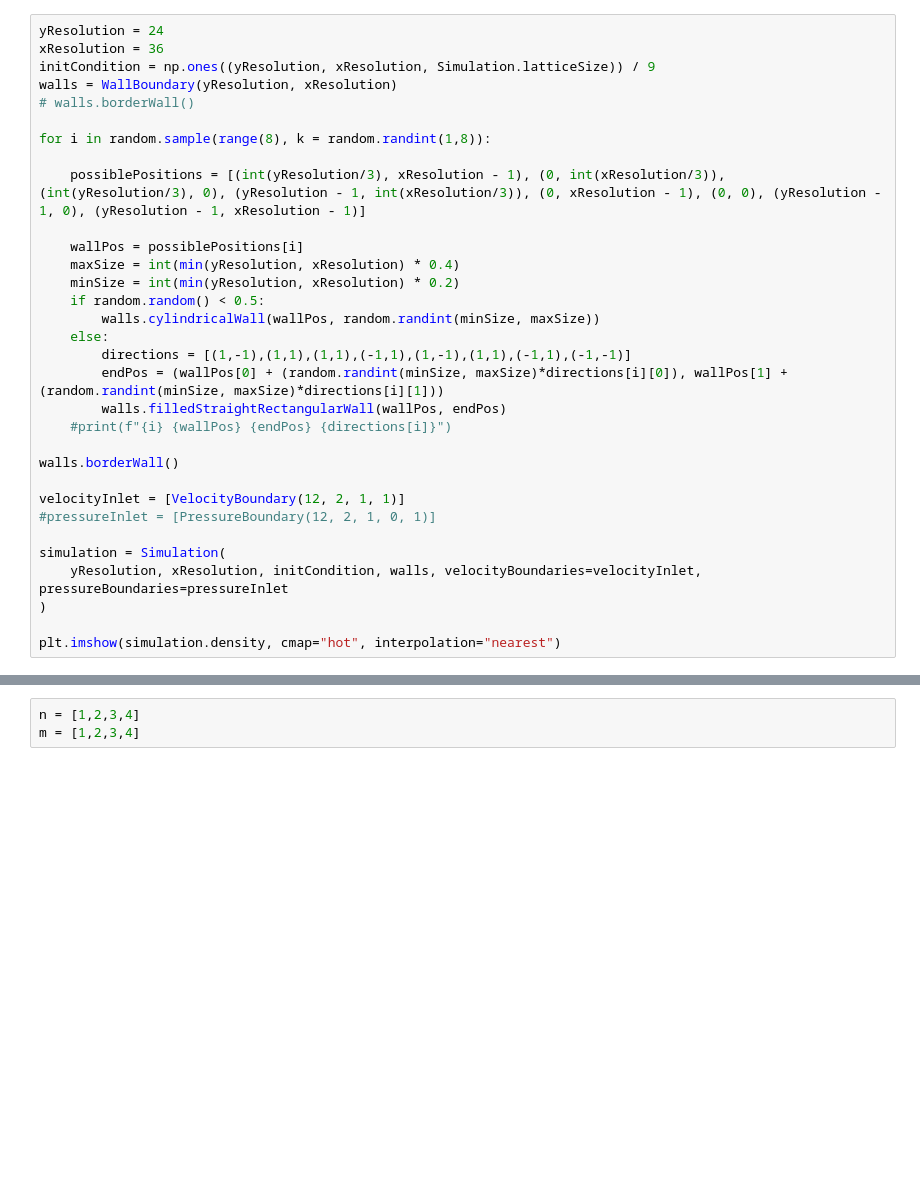
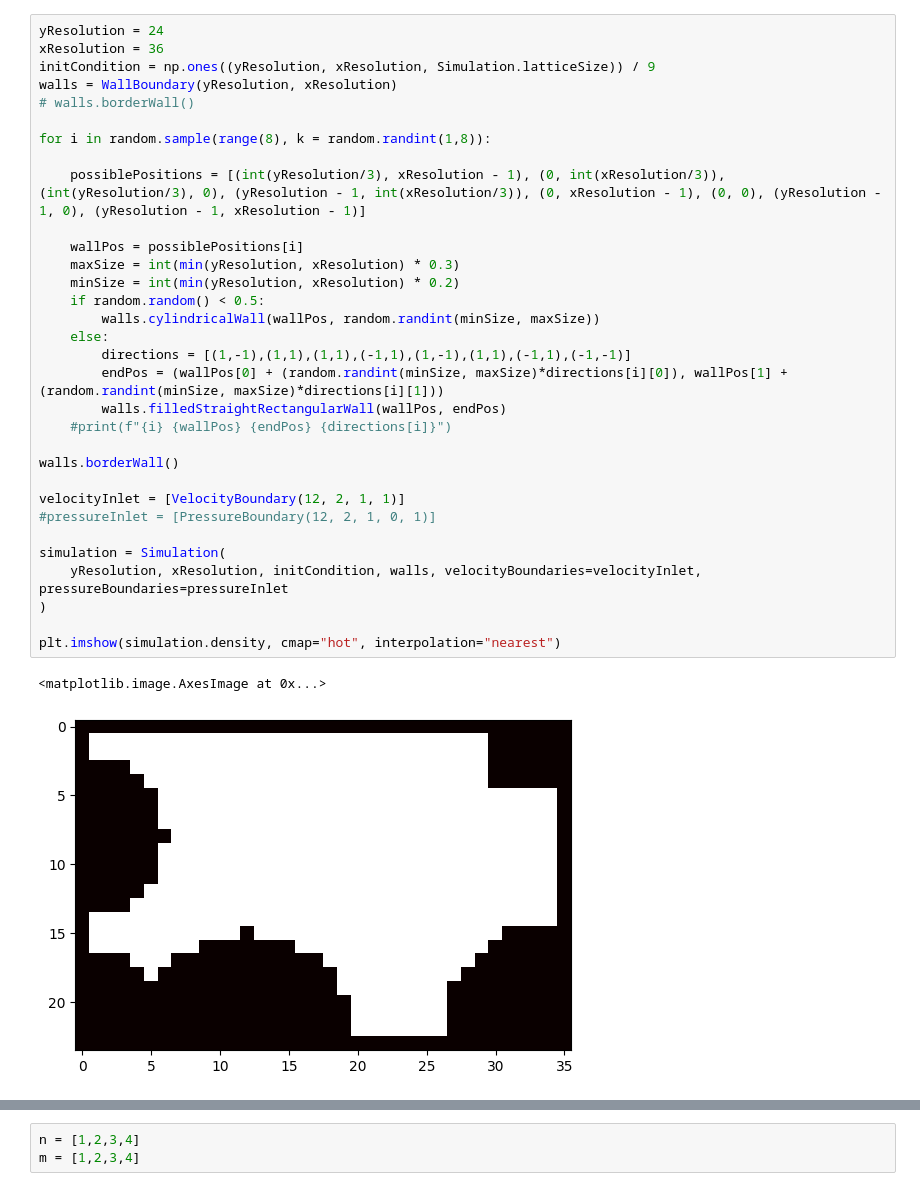
Before and after one commit to AtomThum/AIBuilder-LatticeBoltzmann, a Jupyter notebook: clstest.ipynb, the cells around one changed output, grey strips where cells are left out. Drawn from its saved outputs; the diff is of its cells as text; blank space fills up the shorter version.

```diff
--- a/clstest.ipynb
+++ b/clstest.ipynb
@@ -29,32 +32,35 @@ plt.imshow(simulation.density, cmap="hot", interpolation="nearest")
 yResolution = 24
 xResolution = 36
 initCondition = np.ones((yResolution, xResolution, Simulation.latticeSize)) / 9
 walls = WallBoundary(yResolution, xResolution)
 # walls.borderWall()
 
 for i in random.sample(range(8), k = random.randint(1,8)):
 
     possiblePositions = [(int(yResolution/3), xResolution - 1), (0, int(xResolution/3)), (int(yResolution/3), 0), (yResolution - 1, int(xResolution/3)), (0, xResolution - 1), (0, 0), (yResolution - 1, 0), (yResolution - 1, xResolution - 1)]
 
     wallPos = possiblePositions[i]
-    maxSize = int(min(yResolution, xResolution) * 0.4)
+    maxSize = int(min(yResolution, xResolution) * 0.3)
     minSize = int(min(yResolution, xResolution) * 0.2)
     if random.random() < 0.5:
         walls.cylindricalWall(wallPos, random.randint(minSize, maxSize))
     else:
         directions = [(1,-1),(1,1),(1,1),(-1,1),(1,-1),(1,1),(-1,1),(-1,-1)]
         endPos = (wallPos[0] + (random.randint(minSize, maxSize)*directions[i][0]), wallPos[1] + (random.randint(minSize, maxSize)*directions[i][1]))
         walls.filledStraightRectangularWall(wallPos, endPos)
     #print(f"{i} {wallPos} {endPos} {directions[i]}")
 
 walls.borderWall()
 
 velocityInlet = [VelocityBoundary(12, 2, 1, 1)]
 #pressureInlet = [PressureBoundary(12, 2, 1, 0, 1)]
 
 simulation = Simulation(
     yResolution, xResolution, initCondition, walls, velocityBoundaries=velocityInlet, pressureBoundaries=pressureInlet
 )
 
 plt.imshow(simulation.density, cmap="hot", interpolation="nearest")
+# %% [output]
+<matplotlib.image.AxesImage at 0x...>
+[figure, added]
 # %%
```
Also changed, not shown: parts of 9 cells of this notebook, 14 other files.
